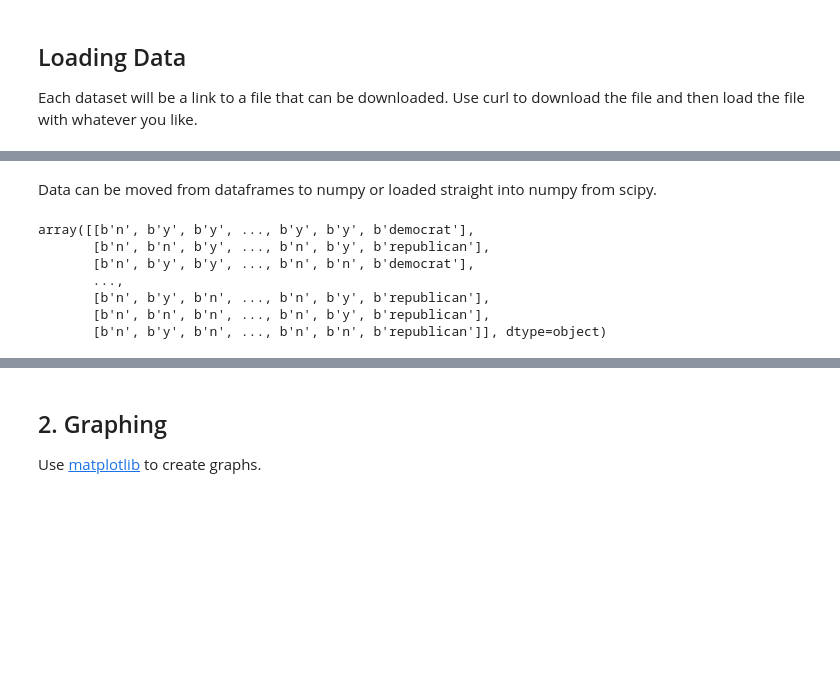
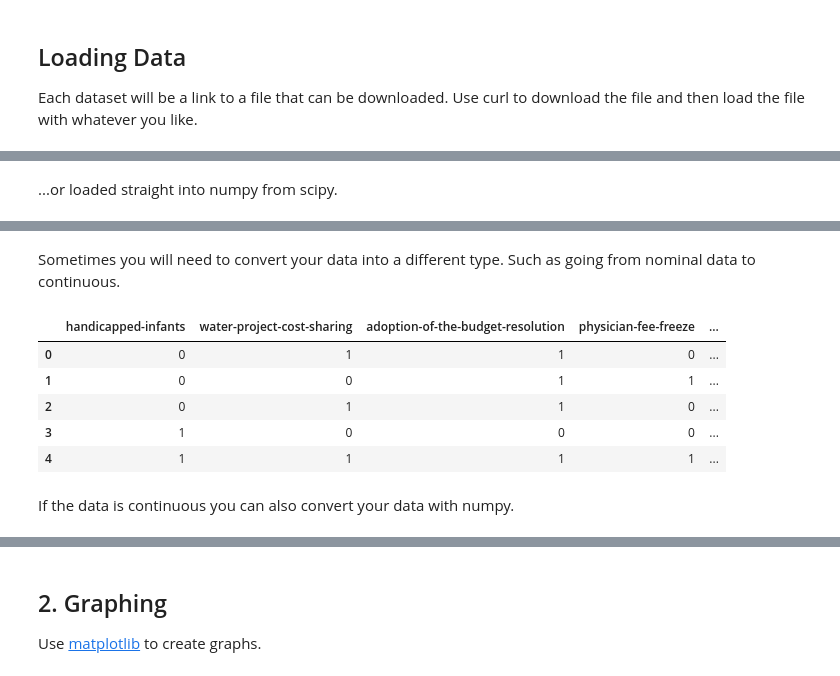
Before and after one commit to BYU-CS-472/CS472, a Jupyter notebook: CS472_Tutorial.ipynb, the cells around one changed output, grey strips where cells are left out. Cells and saved outputs as stored; diff of their text form; code cells hidden in the pictures; blank space fills up the shorter version.

Commit message:
including some preprocessing steps

```diff
--- a/CS472_Tutorial.ipynb
+++ b/CS472_Tutorial.ipynb
@@ -13,12 +13,12 @@ from scipy.io import arff
 import pandas as pd
 
 # Download file with curl
-!curl https://raw.githubusercontent.com/rmorain/CS472-1/master/datasets/perceptron/voting-dataset.arff --output voting-dataset.arff
+!curl https://raw.githubusercontent.com/cs472ta/CS472/master/datasets/voting-dataset.arff --output voting-dataset.arff
 
-data = arff.loadarff('voting-dataset.arff')
-df = pd.DataFrame(data[0])
+voting_data = arff.loadarff('voting-dataset.arff')
+voting_df = pd.DataFrame(data[0])
 
-df.head()
+voting_df.head()
 # %% [output]
   % Total    % Received % Xferd  Average Speed   Time    Time     Time  Current
                                  Dload  Upload   Total   Spent    Left  Speed
@@ -32,17 +48,3 @@ df.head()
 # %% [markdown]
-Data can be moved from dataframes to numpy or loaded straight into numpy from scipy.
+...or loaded straight into numpy from scipy.
-# %%
-import numpy as np
-
-np_data = np.array(df)
-
-np_data
-# %% [output]
-array([[b'n', b'y', b'y', ..., b'y', b'y', b'democrat'],
-       [b'n', b'n', b'y', ..., b'n', b'y', b'republican'],
-       [b'n', b'y', b'y', ..., b'n', b'n', b'democrat'],
-       ...,
-       [b'n', b'y', b'n', ..., b'n', b'y', b'republican'],
-       [b'n', b'n', b'n', ..., b'n', b'y', b'republican'],
-       [b'n', b'y', b'n', ..., b'n', b'n', b'republican']], dtype=object)
 # %%
@@ -66,3 +68,19 @@ array([(b'n', b'y', b'y', b'n', b'n', b'y', b'y', b'y', b'y', b'n', b'y', b'n',
        (b'n', b'n', b'n', b'y', b'y', b'y', b'y', b'y', b'n', b'n', b'n', b'y', b'y', b'y', b'n', b'y', b'republican'),
        (b'n', b'y', b'n', b'y', b'y', b'y', b'n', b'n', b'n', b'y', b'n', b'y', b'y', b'y', b'n', b'n', b'republican')],
       dtype=[('handicapped-infants', 'S1'), ('water-project-cost-sharing', 'S1'), ('adoption-of-the-budget-resolution', 'S1'), ('physician-fee-freeze', 'S1'), ('el-salvador-aid', 'S1'), ('religious-gr ...
+# %% [markdown]
+Sometimes you will need to convert your data into a different type. Such as going from nominal data to continuous.
+# %%
+from sklearn.preprocessing import LabelEncoder
+voting_label_encoded_df = voting_df.apply(LabelEncoder().fit_transform)
+
+voting_label_encoded_df.head()
+# %% [output]
+|  | handicapped-infants | water-project-cost-sharing | adoption-of-the-budget-resolution | physician-fee-freeze | ... |
+| 0 | 0 | 1 | 1 | 0 | ... |
+| 1 | 0 | 0 | 1 | 1 | ... |
+| 2 | 0 | 1 | 1 | 0 | ... |
+| 3 | 1 | 0 | 0 | 0 | ... |
+| 4 | 1 | 1 | 1 | 1 | ... |
+# %% [markdown]
+If the data is continuous you can also convert your data with numpy.
```
Also changed, not shown: parts of 24 cells of this notebook.
